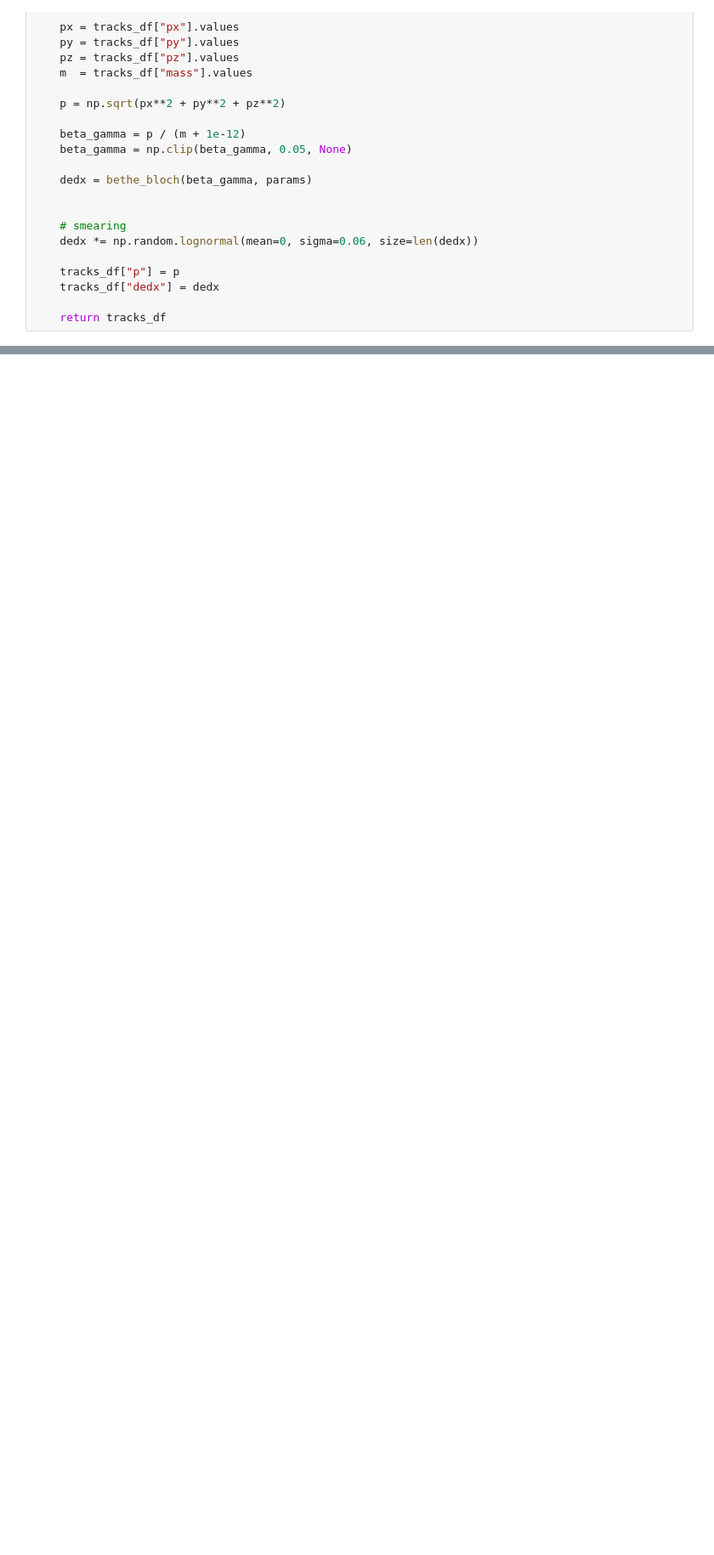
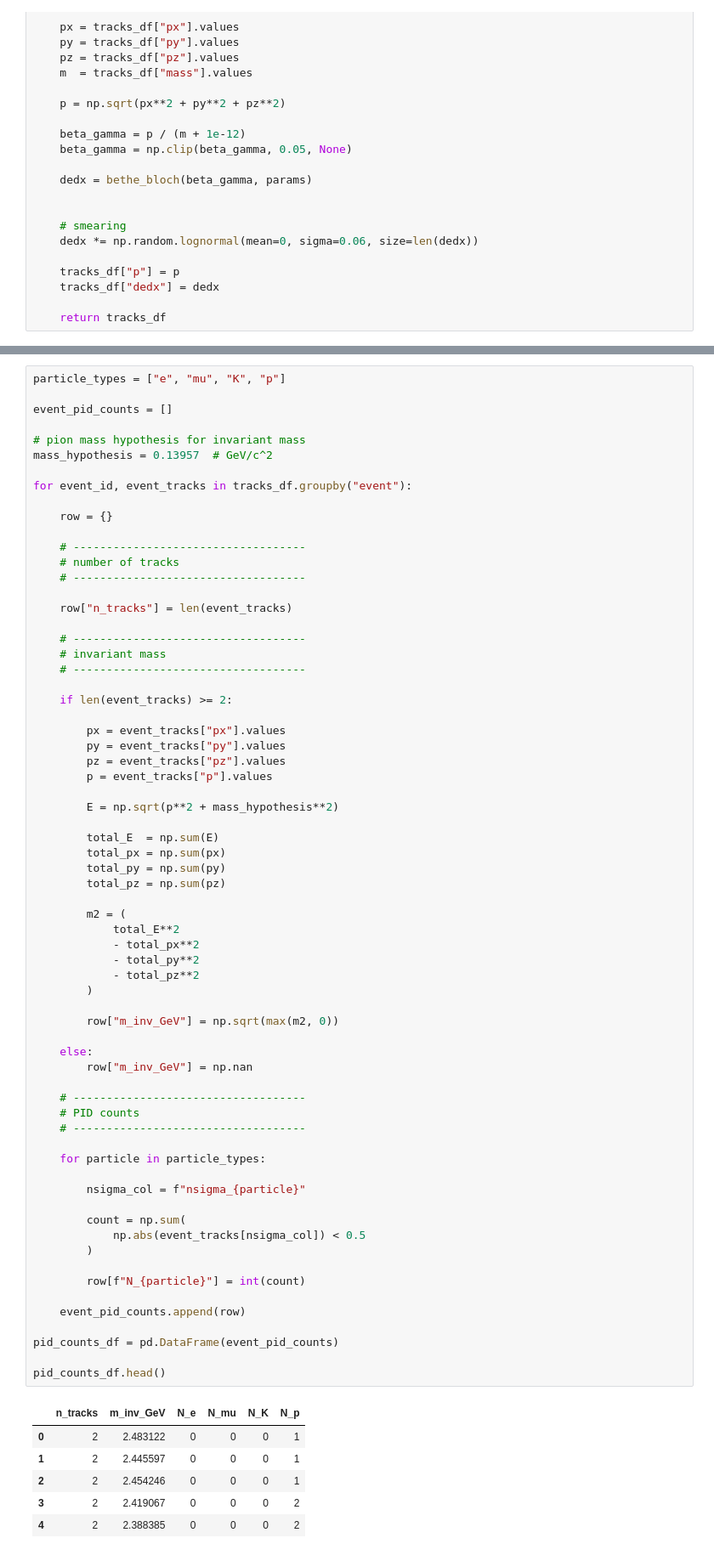
Before and after one commit to AstroPawel/AstroProject-2, a Jupyter notebook: generation.ipynb, the cells around one changed output, grey strips where cells are left out. Shown at 85% size. Saved outputs shown, nothing was run; the diff lists cells and outputs as text; blank space fills up the shorter version.

```diff
--- a/generation.ipynb
+++ b/generation.ipynb
@@ -534,0 +622,74 @@ plt.show()
+# %%
+particle_types = ["e", "mu", "K", "p"]
+
+event_pid_counts = []
+
+# pion mass hypothesis for invariant mass
+mass_hypothesis = 0.13957  # GeV/c^2
+
+for event_id, event_tracks in tracks_df.groupby("event"):
+
+    row = {}
+
+    # -----------------------------------
+    # number of tracks
+    # -----------------------------------
+
+    row["n_tracks"] = len(event_tracks)
+
+    # -----------------------------------
+    # invariant mass
+    # -----------------------------------
+
+    if len(event_tracks) >= 2:
+
+        px = event_tracks["px"].values
+        py = event_tracks["py"].values
+        pz = event_tracks["pz"].values
+        p = event_tracks["p"].values
+
+        E = np.sqrt(p**2 + mass_hypothesis**2)
+
+        total_E  = np.sum(E)
+        total_px = np.sum(px)
+        total_py = np.sum(py)
+        total_pz = np.sum(pz)
+
+        m2 = (
+            total_E**2
+            - total_px**2
+            - total_py**2
+            - total_pz**2
+        )
+
+        row["m_inv_GeV"] = np.sqrt(max(m2, 0))
+
+    else:
+        row["m_inv_GeV"] = np.nan
+
+    # -----------------------------------
+    # PID counts
+    # -----------------------------------
+
+    for particle in particle_types:
+
+        nsigma_col = f"nsigma_{particle}"
+
+        count = np.sum(
+            np.abs(event_tracks[nsigma_col]) < 0.5
+        )
+
+        row[f"N_{particle}"] = int(count)
+
+    event_pid_counts.append(row)
+
+pid_counts_df = pd.DataFrame(event_pid_counts)
+
+pid_counts_df.head()
+# %% [output]
+|  | n_tracks | m_inv_GeV | N_e | N_mu | N_K | N_p |
+| 0 | 2 | 2.483122 | 0 | 0 | 0 | 1 |
+| 1 | 2 | 2.445597 | 0 | 0 | 0 | 1 |
+| 2 | 2 | 2.454246 | 0 | 0 | 0 | 1 |
+| 3 | 2 | 2.419067 | 0 | 0 | 0 | 2 |
+| 4 | 2 | 2.388385 | 0 | 0 | 0 | 2 |
```
Also changed, not shown: parts of 7 cells of this notebook, 3 other files.
